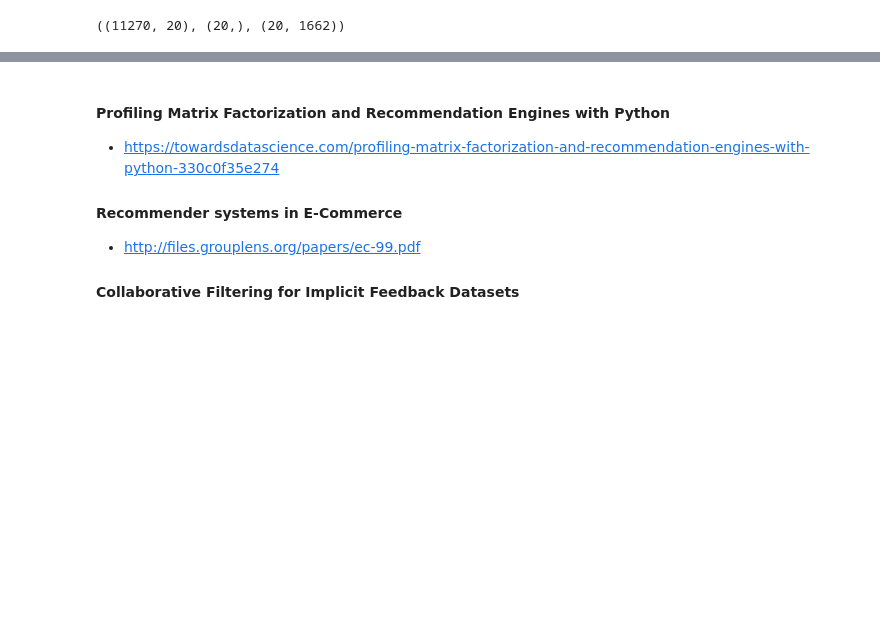
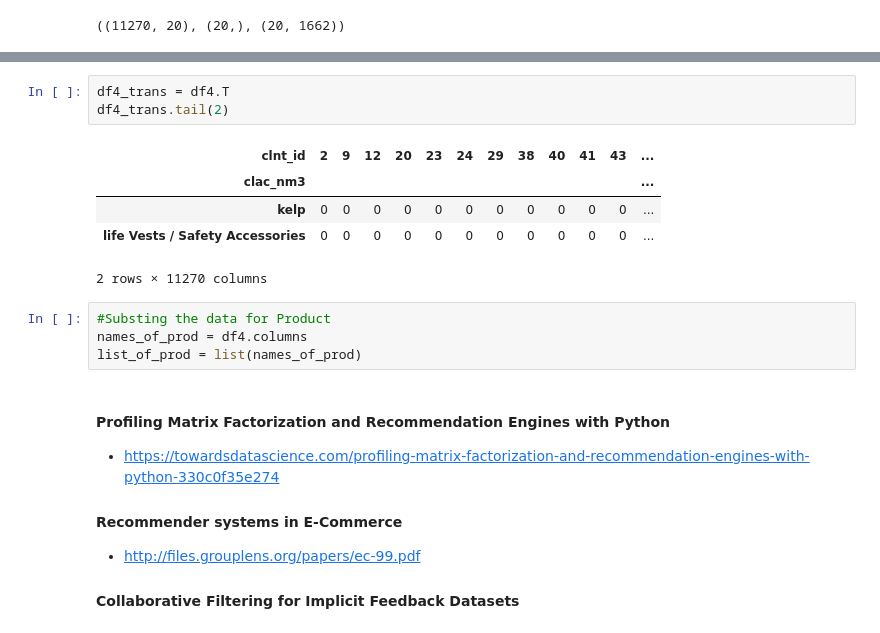
Before and after one commit to hojisu/recommendation-project, a Jupyter notebook: EDA-Latent-factor.ipynb, the cells around one changed output, grey strips where cells are left out. Saved outputs shown, nothing was run; the diff lists cells and outputs as text; blank space fills up the shorter version.

```diff
--- a/EDA-Latent-factor.ipynb
+++ b/EDA-Latent-factor.ipynb
@@ -222,3 +246,16 @@ U.shape, sigma.shape, Vt.shape
+# %%
+df4_trans = df4.T
+df4_trans.tail(2)
+# %% [output]
+| clnt_id | 2 | 9 | 12 | 20 | 23 | 24 | 29 | 38 | 40 | 41 | 43 | ... |
+| clac_nm3 |  |  |  |  |  |  |  |  |  |  |  | ... |
+| kelp | 0 | 0 | 0 | 0 | 0 | 0 | 0 | 0 | 0 | 0 | 0 | ... |
+| life Vests / Safety Accessories | 0 | 0 | 0 | 0 | 0 | 0 | 0 | 0 | 0 | 0 | 0 | ... |
+2 rows × 11270 columns
+# %%
+#Substing the data for Product
+names_of_prod = df4.columns
+list_of_prod = list(names_of_prod)
 # %% [markdown]
 #### Profiling Matrix Factorization and Recommendation Engines with Python
 - https://towardsdatascience.com/profiling-matrix-factorization-and-recommendation-engines-with-python-330c0f35e274
```
Also changed, not shown: parts of 3 cells of this notebook, 2 other files.
